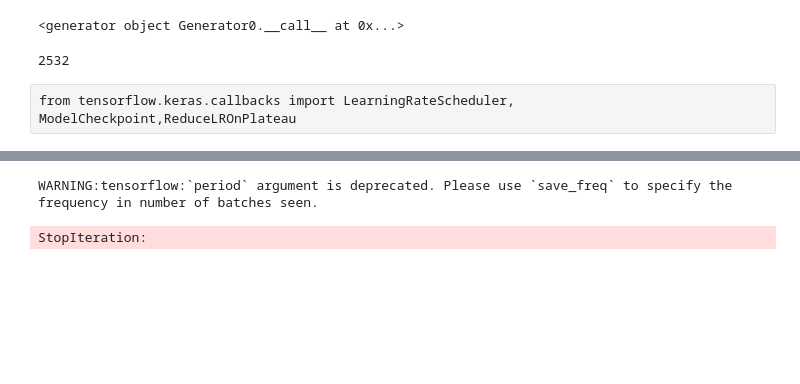
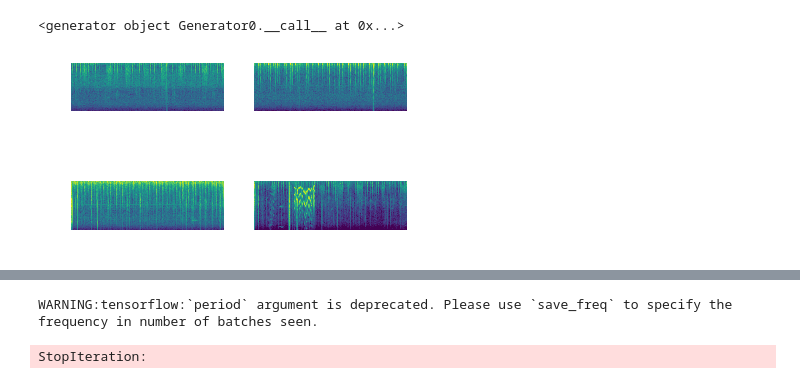
Before and after one commit to ikwak2/hmd, a Jupyter notebook: notebooks/model_iy3.ipynb, the cells around one changed output, grey strips where cells are left out. Cells and saved outputs as stored; diff of their text form; code cells hidden in the pictures; blank space fills up the shorter version.

```diff
--- a/notebooks/model_iy3.ipynb
+++ b/notebooks/model_iy3.ipynb
@@ -1377,13 +1888,25 @@ TrainDGen_1 = Generator0([features_trn[0]['age'],features_trn[0]['sex'], feature
+# %%
+TrainDGen_1 = DataGenerator([features_trn[0]['age'],features_trn[0]['sex'], features_trn[0]['hw'], features_trn[0]['preg'], features_trn[0]['loc'],
+           features_trn[0]['mel1']],
+                        features_trn[1],  ## our Y
+                        batch_size=64,
+                        alpha=0.4, # mixup parameter
+                        mixup = False
+                               )()
 # %%
 TrainDGen_1
 # %% [output]
 <generator object Generator0.__call__ at 0x...>
 # %%
 x, y = next(TrainDGen_1)
-cols, rows = 5, 4
+cols, rows = 2, 2
 img_num = cols * rows
+
+imgs = x[5].reshape(64,100,313)
 
 for i in range(img_num):
     plt.subplot(rows, cols, i + 1)
-    plt.imshow(x[i].astype(np.uint8), interpolation="nearest")
+    plt.imshow(imgs[i])
     plt.axis('off')
+# %% [output]
+[figure, added]
@@ -1399,9 +1913,3 @@ for i in range(img_num):
-# %%
-features_trn[0]['id'].shape[0]
-# %% [output]
-2532
 # %%
 from tensorflow.keras.callbacks import LearningRateScheduler, ModelCheckpoint,ReduceLROnPlateau
-# %% [raw]
-from tensorflow.keras.callbacks import LearningRateScheduler, ModelCheckpoint,ReduceLROnPlateau
 # %%
```
Also changed, not shown: parts of 17 cells of this notebook.
